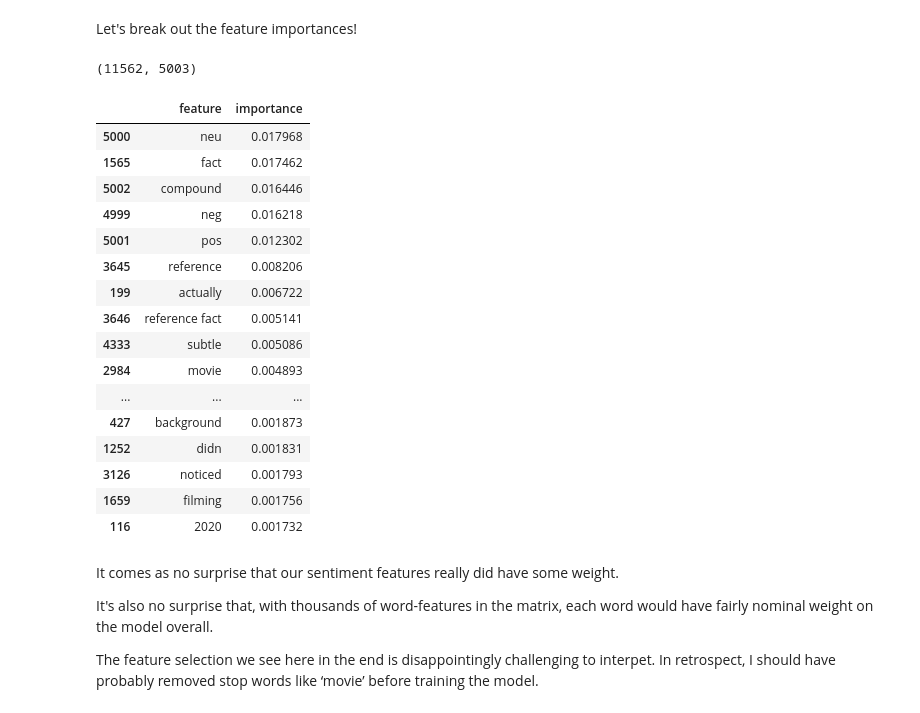
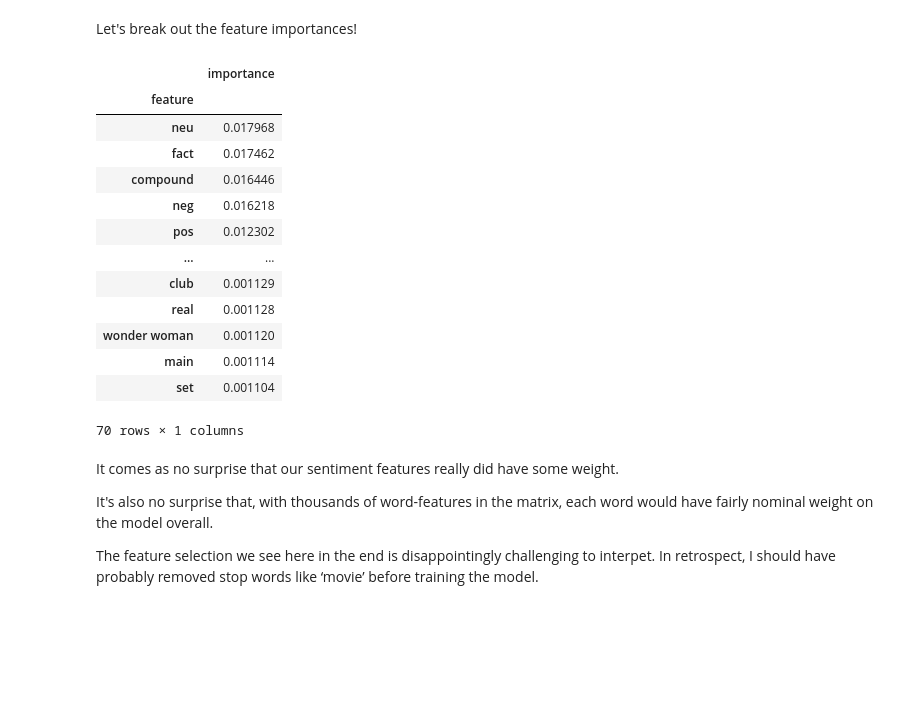
Before and after one commit to cotica/reddit_classifier, a Jupyter notebook: code/Project-3-Scraping-Subreddits-EDA-Modeling.ipynb, the cells around one changed output. Saved outputs shown, nothing was run; the diff lists cells and outputs as text; code cells hidden in the pictures; blank space fills up the shorter version.

```diff
--- a/code/Project-3-Scraping-Subreddits-EDA-Modeling.ipynb
+++ b/code/Project-3-Scraping-Subreddits-EDA-Modeling.ipynb
@@ -882,32 +886,28 @@ forest.score(X_train, y_train).round(4), forest.score(X_test, y_test).round(4)
 Initial model is pretty overfit, but not terrible.
 # %% [markdown]
 Let's break out the feature importances!
-# %%
-X_train.shape
-# %% [output]
-(11562, 5003)
 # %%
 feature_importances = pd.DataFrame(zip(
     feature_names, forest.feature_importances_), columns = ['feature','importance'])
-feature_importances.sort_values(by = 'importance', ascending = False).head(30)
+
+#drop index
+feature_importances = feature_importances.set_index('feature')
+feature_importances.sort_values(by = 'importance', ascending = False).head(70)
 # %% [output]
-|  | feature | importance |
-| 5000 | neu | 0.017968 |
-| 1565 | fact | 0.017462 |
-| 5002 | compound | 0.016446 |
-| 4999 | neg | 0.016218 |
-| 5001 | pos | 0.012302 |
-| 3645 | reference | 0.008206 |
-| 199 | actually | 0.006722 |
-| 3646 | reference fact | 0.005141 |
-| 4333 | subtle | 0.005086 |
-| 2984 | movie | 0.004893 |
-| ... | ... | ... |
-| 427 | background | 0.001873 |
-| 1252 | didn | 0.001831 |
-| 3126 | noticed | 0.001793 |
-| 1659 | filming | 0.001756 |
-| 116 | 2020 | 0.001732 |
+|  | importance |
+| feature |  |
+| neu | 0.017968 |
+| fact | 0.017462 |
+| compound | 0.016446 |
+| neg | 0.016218 |
+| pos | 0.012302 |
+| ... | ... |
+| club | 0.001129 |
+| real | 0.001128 |
+| wonder woman | 0.001120 |
+| main | 0.001114 |
+| set | 0.001104 |
+70 rows × 1 columns
 # %% [markdown]
 It comes as no surprise that our sentiment features really did have some weight.
 
```
Also changed, not shown: parts of 10 cells of this notebook.
